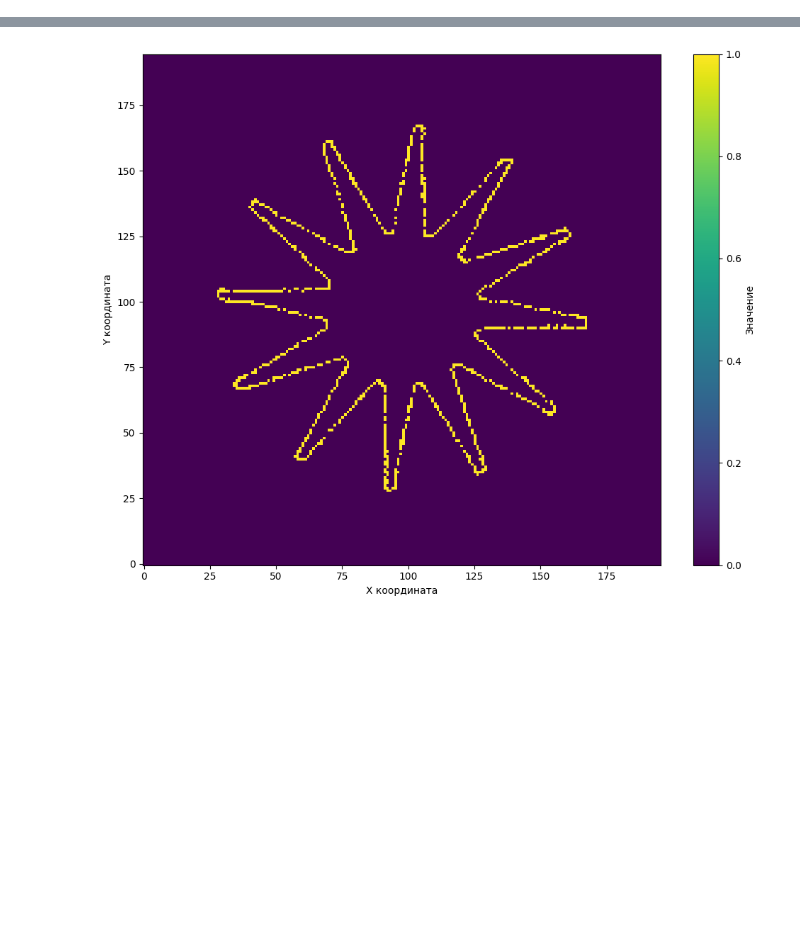
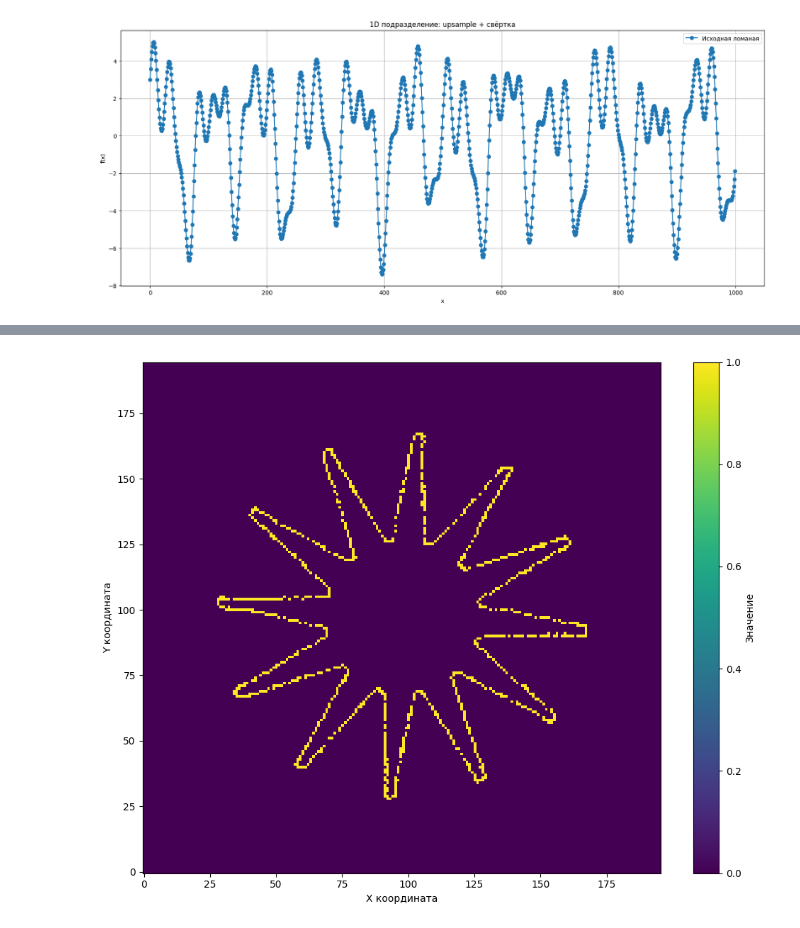
Before and after one commit to AlexanderShliakhturov/Application-of-subdivision-schemes-in-surface-approximation-problems, a Jupyter notebook: convs.ipynb, the cells around one changed output, grey strips where cells are left out. Cells and saved outputs as stored; diff of their text form; code cells hidden in the pictures; blank space fills up the shorter version.

```diff
--- a/convs.ipynb
+++ b/convs.ipynb
@@ -172,3 +199,69 @@ def solve_least_squares_subdivision(
         r = r_new
 
     return d
+# %%
+def Sub_A_fast(x, kernel):
+    dim = x.ndim
+    padding = kernel.shape[-1] // 2
+
+    x = x.unsqueeze(0).unsqueeze(0)
+
+    if dim == 1:
+        out = F.conv_transpose1d(x, kernel, stride=2, padding=padding)
+    elif dim == 2:
+        out = F.conv_transpose2d(x, kernel, stride=2, padding=padding)
+    else:
+        out = F.conv_transpose3d(x, kernel, stride=2, padding=padding)
+
+    return out.squeeze(0).squeeze(0)[(slice(None, -1),) * (out.ndim - 2)]
+# %%
+mask = build_kernel(torch.tensor([0, 1, 3, 3, 1], dtype=torch.float32) / 4, dim=1)
+# mask = torch.tensor([0, 1, 3, 3, 1], dtype=torch.float32) / 4
+
+
+
+x0 = torch.tensor([0.0, 1.0, 0.5, 2.0, 1.5, 0.0, 2.5, 2.0, 3.0, 0])
+x0 = torch.tensor([0.0, 5, 10.0, 5, 0.0, 5, 10.0, 5,0.0, 5, 10.0,
+                   5,0.0, 5, 10.0, 5, 0.0, 5, 10.0, 5, 0.0, 5, 10.0, 5, 0.0, 5, 10.0, 5,])
+
+# Вычисляем синус с амплитудой 5
+t = torch.linspace(0, 50, 1000)
+x0 = (3 * torch.sin(1.5 * t) +
+     2 * torch.cos(3 * t) +
+     1.5 * torch.sin(5 * t) +
+     1 * torch.cos(0.8 * t))
+
+t0 = np.linspace(0, len(x0) - 1, len(x0))
+print(f"ПОСЛЕ {0} ПОДРАЗДЕЛЕНИЙ: {x0}")
+
+plt.figure(figsize=(20, 8))
+plt.plot(t0, x0.numpy(), 'o-', label='Исходная ломаная')
+
+# маска подразделения
+# применение подразделения
+
+x_temp = x0.clone()
+for i in range(1, 1):
+
+    x_temp = Sub_A_fast(x_temp, mask)
+    print(f"ПОСЛЕ {i} ПОДРАЗДЕЛЕНИЙ: {x_temp}")
+    t1 = np.linspace(0, len(x0) - 1, len(x_temp))
+
+    # plt.plot(t1, x_temp.detach().numpy(), 'o-', linewidth=2, label=f'После {i} Subdivision')
+    # plt.plot(t1, x_temp.detach().numpy(), 'o-', linewidth=2, label=f'После {i} Subdivision')
+
+    plt.plot(t1, x_temp, 'o-', linewidth=2, label=f'После {i} Subdivision')
+
+
+# plt.plot(t2, x2.detach().numpy(), 'o--', linewidth=2, label='После x2 Subdivision')
+# plt.plot(t3, x3.detach().numpy(), 'o--', linewidth=2, label='После x3 Subdivision')
+
+
+
+plt.legend()
+plt.grid(True)
+plt.title("1D подразделение: upsample + свёртка")
+plt.xlabel("x")
+plt.ylabel("f(x)")
+plt.show()
+# %% [output]
@@ -174,0 +285 @@ def solve_least_squares_subdivision(
+[figure, added]
```
Also changed, not shown: parts of 7 cells of this notebook, 31 other files.
